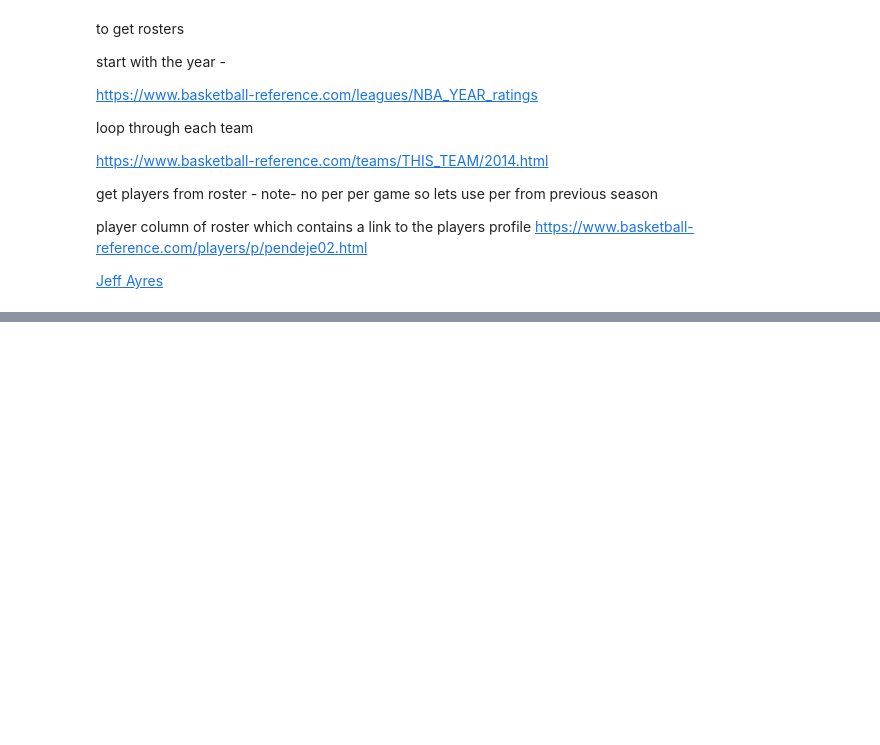
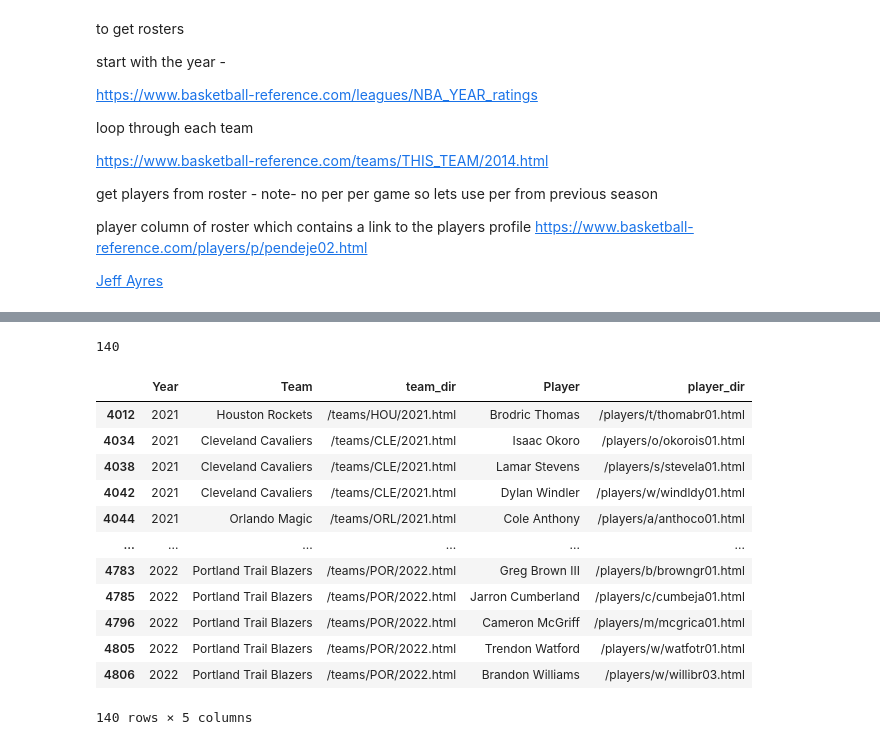
Before and after one commit to madamore-1/project-checkpoint-1-nba-prediction, a Jupyter notebook: IST_NBA_data_gen.ipynb, the cells around one changed output, grey strips where cells are left out. Drawn from its saved outputs; the diff is of its cells as text; code cells hidden in the pictures; blank space fills up the shorter version.

```diff
--- a/IST_NBA_data_gen.ipynb
+++ b/IST_NBA_data_gen.ipynb
@@ -250,3 +236,10 @@ def get_pers(season_rosters):
 
     # per_table.to_csv("PER_table.csv", index=False)
     return per_table
+# %%
+# players on our rosters
+season_rosters = pd.read_pickle("df.pickle", compression='infer')
+# pers = get_pers(season_rosters)
+season_rosters_players = season_rosters.drop_duplicates(subset = ["player_dir"], keep = "first")
+players_all = season_rosters_players["player_dir"]
+len(players_all)
@@ -252,0 +248,6 @@ def get_pers(season_rosters):
+# %%
+#player pers every season up to the error
+season_PER = pd.read_parquet('PER_table.parquet.gzip')
+season_PER= season_PER.drop_duplicates(subset = ["player_dir"], keep = "first")
+players_have = season_PER["player_dir"]
+players_have
@@ -252,0 +267,25 @@ def get_pers(season_rosters):
+# %%
+#players missing due to the error
+players_needed = set(players_all).difference(set(players_have))
+len(set(players_all).difference(set(players_have)))
+# %% [output]
+140
+# %%
+#selecting the players we dont have
+missing_players = season_rosters_players[season_rosters_players["player_dir"].isin(players_needed)]
+len(missing_players)
+missing_players
+# %% [output]
+|  | Year | Team | team_dir | Player | player_dir |
+| 4012 | 2021 | Houston Rockets | /teams/HOU/2021.html | Brodric Thomas | /players/t/thomabr01.html |
+| 4034 | 2021 | Cleveland Cavaliers | /teams/CLE/2021.html | Isaac Okoro | /players/o/okorois01.html |
+| 4038 | 2021 | Cleveland Cavaliers | /teams/CLE/2021.html | Lamar Stevens | /players/s/stevela01.html |
+| 4042 | 2021 | Cleveland Cavaliers | /teams/CLE/2021.html | Dylan Windler | /players/w/windldy01.html |
+| 4044 | 2021 | Orlando Magic | /teams/ORL/2021.html | Cole Anthony | /players/a/anthoco01.html |
+| ... | ... | ... | ... | ... | ... |
+| 4783 | 2022 | Portland Trail Blazers | /teams/POR/2022.html | Greg Brown III | /players/b/browngr01.html |
+| 4785 | 2022 | Portland Trail Blazers | /teams/POR/2022.html | Jarron Cumberland | /players/c/cumbeja01.html |
+| 4796 | 2022 | Portland Trail Blazers | /teams/POR/2022.html | Cameron McGriff | /players/m/mcgrica01.html |
+| 4805 | 2022 | Portland Trail Blazers | /teams/POR/2022.html | Trendon Watford | /players/w/watfotr01.html |
+| 4806 | 2022 | Portland Trail Blazers | /teams/POR/2022.html | Brandon Williams | /players/w/willibr03.html |
+140 rows × 5 columns
```
Also changed, not shown: parts of 16 cells of this notebook, 36 other files.
